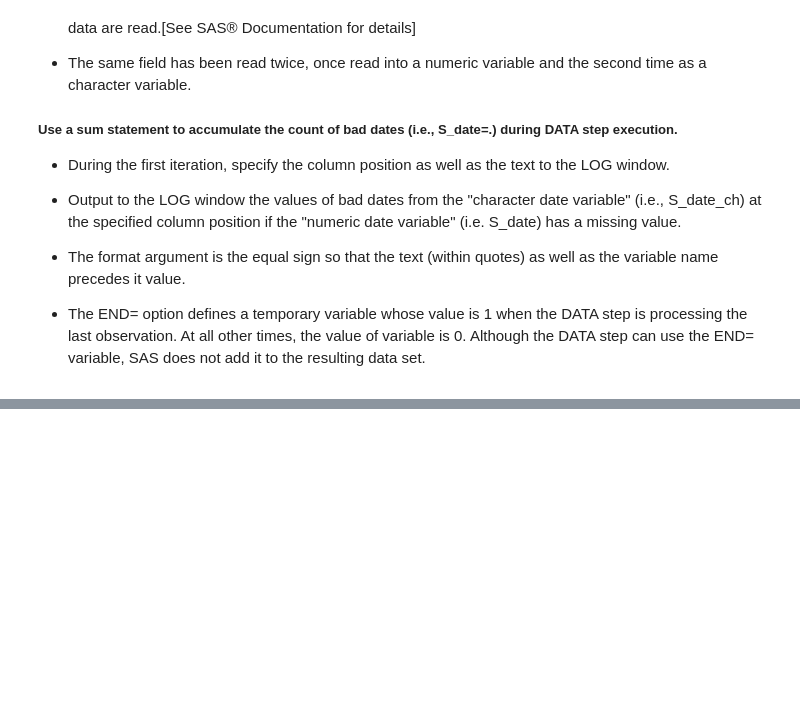
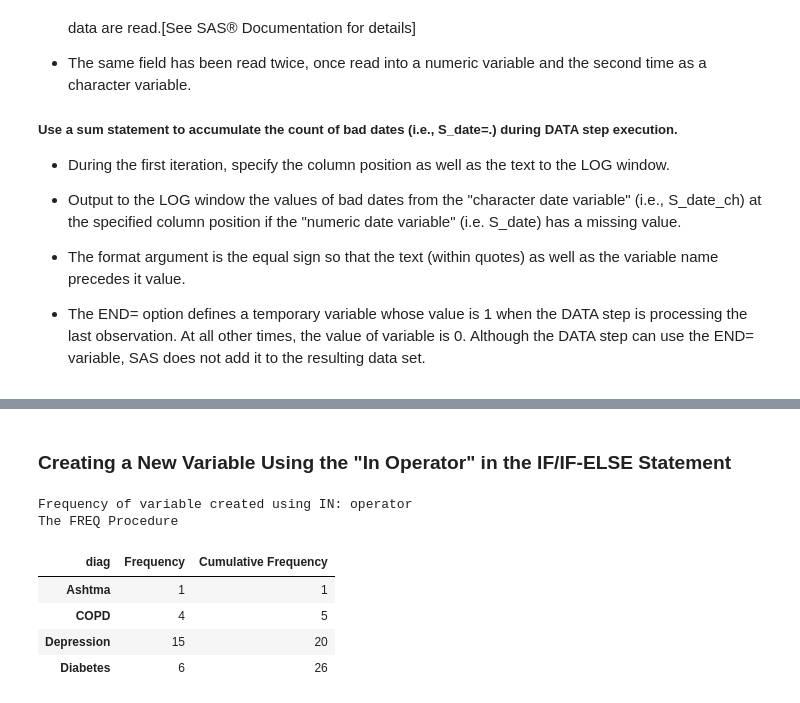
Before and after one commit to ProcJimi/curriculum, a Jupyter notebook: Week3/Week3_Part2.ipynb, the cells around one changed output, grey strips where cells are left out. Saved outputs shown, nothing was run; the diff lists cells and outputs as text; code cells hidden in the pictures; blank space fills up the shorter version.

```diff
--- a/Week3/Week3_Part2.ipynb
+++ b/Week3/Week3_Part2.ipynb
@@ -446,3 +453,41 @@ if lastobs then  put @10 'Number of invalid dates = ' invalid_dates;
 run;
 # %% [output]
 [interactive output not drawn]
+# %% [markdown]
+### Creating a New Variable Using the "In Operator" in the IF/IF-ELSE Statement
+# %%
+/*Creating a New Variable Using the In Operator vs. In: Operator*/
+*Ex24_In_Operator_Two_Parens.sas (Part 1);
+options nocenter nodate nonumber;
+data work.have1;
+length diag $ 12;
+input icd9code $ @@ ;
+if icd9code in ("250", "3572", "3620",
+    "648", "36641", "4280") then diag= 'Diabetes';
+else if ("29620" <=:icd9code <="29625") |
+        ("29630" <=:icd9code <="29635") |
+        icd9code in ("2980", "3004", "3091", "311")
+      then diag = 'Depression';
+else if icd9code in ("4912", "4932", "496", "5064")
+        then diag = 'COPD';
+else if icd9code = "493" then diag= 'Ashtma';
+datalines;
+250 3572 3620 648 36641 4280
+29620 29621 29623 29624 29625
+29630 29631 29632 29633 29634 29635
+2980 3004 3091 311
+4912 4932 496 5064
+493
+;
+title1 'Frequency of variable created using IN: operator';
+proc freq data=work.Have1;
+ tables diag /nopercent;
+run;
+# %% [output]
+Frequency of variable created using IN: operator
+The FREQ Procedure
+| diag | Frequency | Cumulative Frequency |
+| Ashtma | 1 | 1 |
+| COPD | 4 | 5 |
+| Depression | 15 | 20 |
+| Diabetes | 6 | 26 |
```
Also changed, not shown: parts of 10 cells of this notebook, 5 other files.
